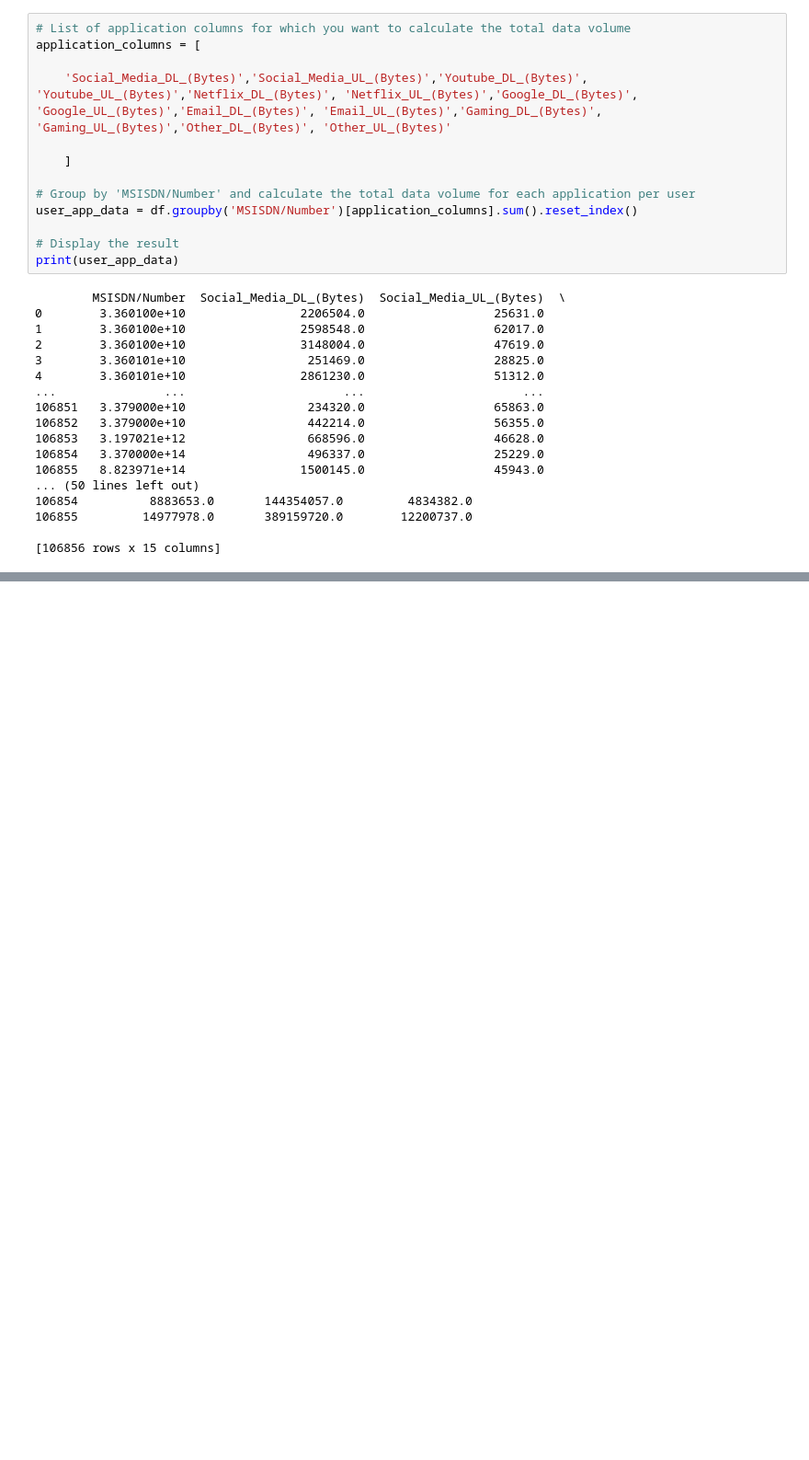
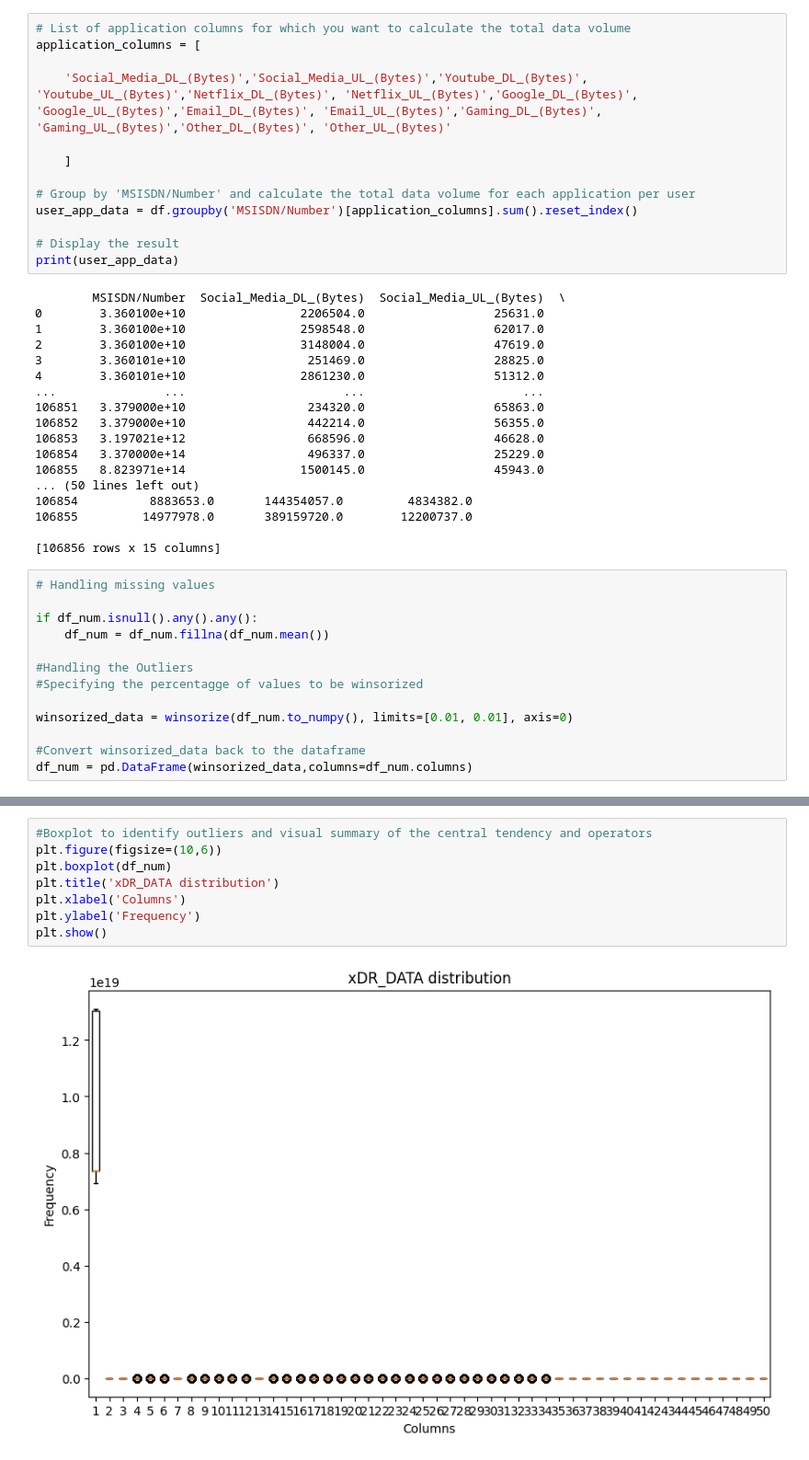
Before and after one commit to MoraaOntita/Week-1_Analysis, a Jupyter notebook: EDA.ipynb, the cells around one changed output, grey strips where cells are left out. Shown at 92% size. Saved outputs shown, nothing was run; the diff lists cells and outputs as text; blank space fills up the shorter version.

```diff
--- a/EDA.ipynb
+++ b/EDA.ipynb
@@ -494,3 +338,16 @@ print(user_app_data)
 106855         14977978.0       389159720.0        12200737.0
 
 [106856 rows x 15 columns]
+# %%
+# Handling missing values
+
+if df_num.isnull().any().any():
+    df_num = df_num.fillna(df_num.mean())
+
+#Handling the Outliers
+#Specifying the percentagge of values to be winsorized
+
+winsorized_data = winsorize(df_num.to_numpy(), limits=[0.01, 0.01], axis=0)
+
+#Convert winsorized_data back to the dataframe
+df_num = pd.DataFrame(winsorized_data,columns=df_num.columns)
@@ -496,0 +387,10 @@ print(user_app_data)
+# %%
+#Boxplot to identify outliers and visual summary of the central tendency and operators
+plt.figure(figsize=(10,6))
+plt.boxplot(df_num)
+plt.title('xDR_DATA distribution')
+plt.xlabel('Columns')
+plt.ylabel('Frequency')
+plt.show()
+# %% [output]
+[figure, added]
```
Also changed, not shown: parts of 15 cells of this notebook.
